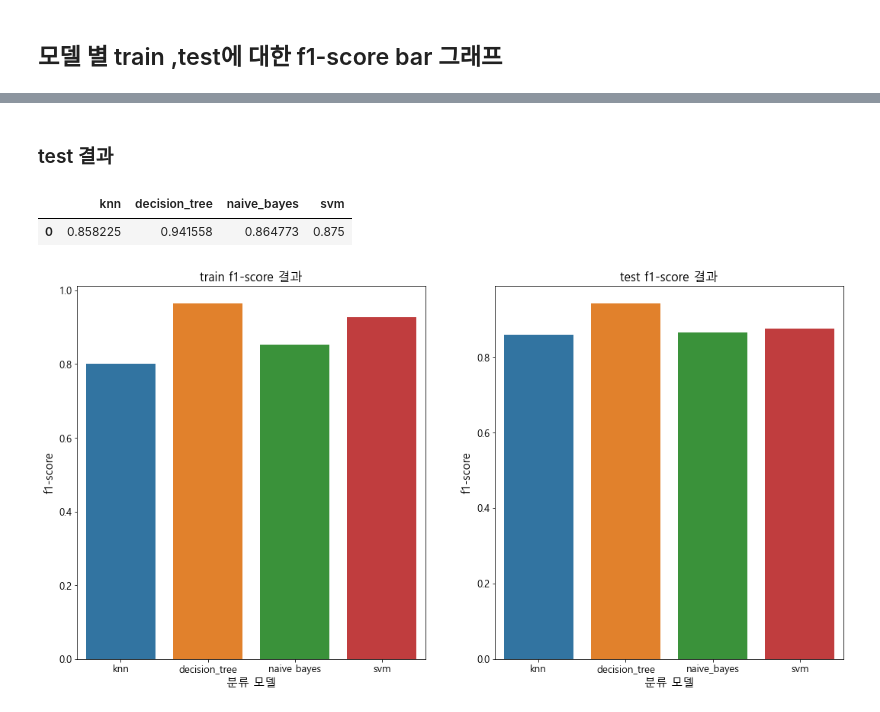
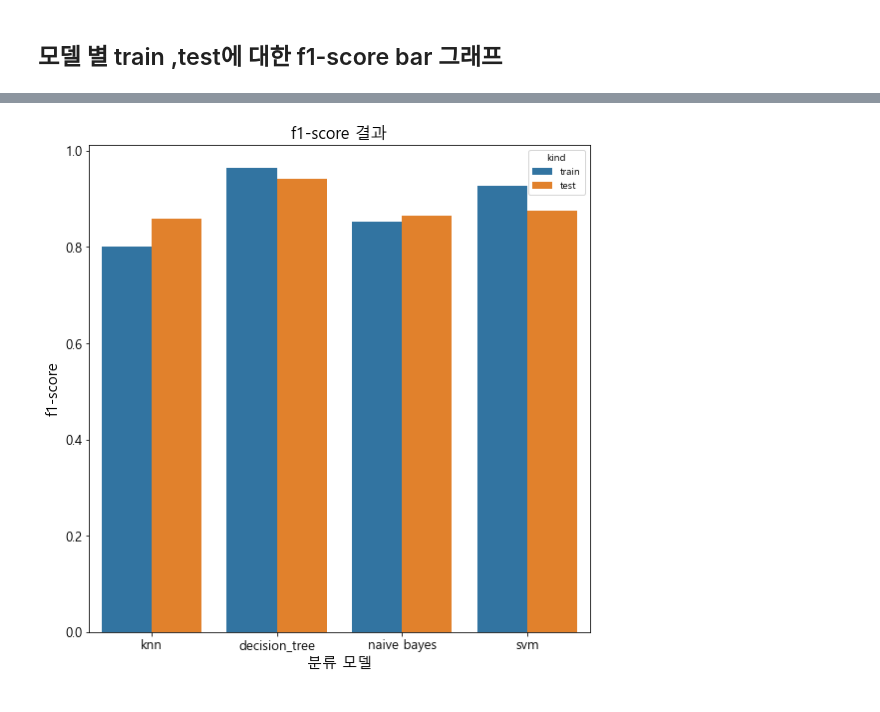
Before and after one commit to pgw928/medici, a Jupyter notebook: homework/6일차_과제.ipynb, the cells around one changed output, grey strips where cells are left out. Drawn from its saved outputs; the diff is of its cells as text; code cells hidden in the pictures.

```diff
--- a/homework/6일차_과제.ipynb
+++ b/homework/6일차_과제.ipynb
@@ -376,4 +374,8 @@ plt.show()
 # %%
-train_result = pd.DataFrame([[f1_knn_train, f1_tree_train, f1_bayes_train, f1_svm_train]], columns=['knn','decision_tree', 'naive bayes', 'svm'])
-train_result
+result = pd.DataFrame([[f1_knn_train,'train'], [f1_tree_train,'train'], [f1_bayes_train,'train'], [f1_svm_train,'train'],
+                       [f1_knn_test,'test'], [f1_tree_test,'test'], [f1_bayes_test,'test'], [f1_svm_test,'test']],
+                      columns = ['f1-score', 'kind']
+                       )
+result.index = ['knn','decision_tree', 'naive bayes', 'svm', 'knn','decision_tree', 'naive bayes', 'svm']
+result
 # %% [output]
@@ -382,27 +391,11 @@ train_result
-# %% [markdown]
-### test 결과
-# %%
-test_result = pd.DataFrame([[f1_knn_test, f1_tree_test, f1_bayes_test, f1_svm_test]], columns=['knn','decision_tree', 'naive_bayes', 'svm'])
-test_result
-# %% [output]
-|  | knn | decision_tree | naive_bayes | svm |
-| 0 | 0.858225 | 0.941558 | 0.864773 | 0.875 |
 # %%
-fig = plt.figure(figsize=(18,9))
-fig.add_subplot(1,2,1)
-sns.barplot(data=train_result)
-plt.title('train f1-score 결과', fontsize=16)
-plt.xlabel('분류 모델', fontsize=15)
-plt.ylabel('f1-score', fontsize=15)
-plt.xticks(fontsize=13)
-plt.yticks(fontsize=13)
-fig.add_subplot(1,2,2)
-sns.barplot(data=test_result)
-plt.title('test f1-score 결과', fontsize=16)
+fig = plt.figure(figsize=(9, 9))
+sns.barplot(data=result,x=result.index, y='f1-score', hue='kind' )
+plt.title('f1-score 결과', fontsize=16)
 plt.xlabel('분류 모델', fontsize=15)
 plt.ylabel('f1-score', fontsize=15)
 plt.xticks(fontsize=13)
 plt.yticks(fontsize=13)
 plt.show()
 # %% [output]
-[figure, old version]
+[figure, new version]
```
Also changed, not shown: parts of 6 cells of this notebook.
